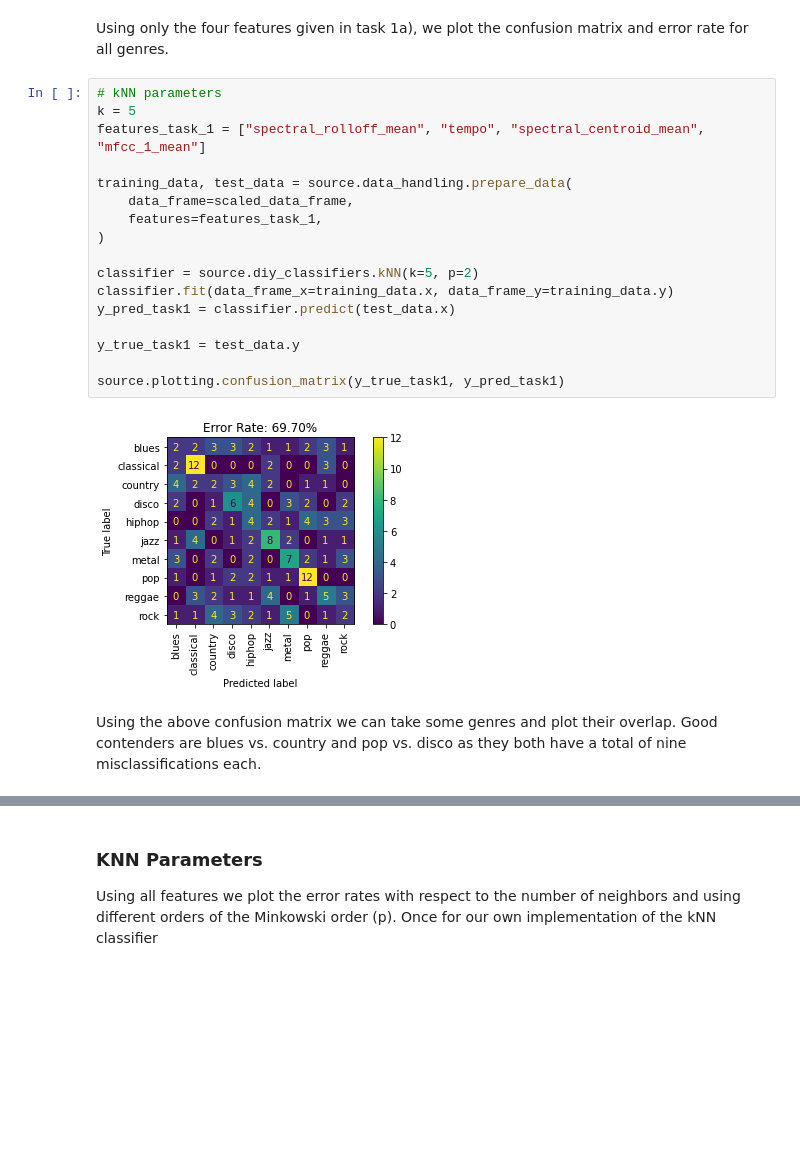
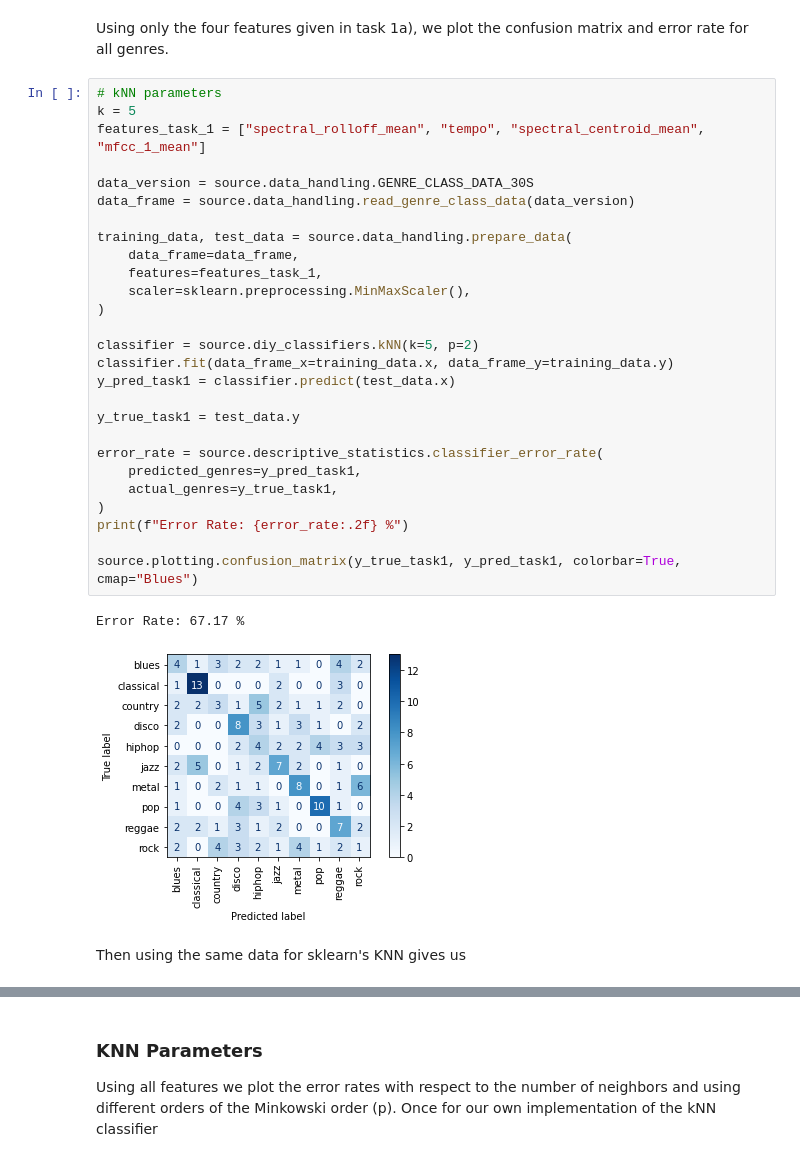
Before and after one commit to nicbres/ttt4275-music-classification, a Jupyter notebook: run.ipynb, the cells around one changed output, grey strips where cells are left out. Saved outputs shown, nothing was run; the diff lists cells and outputs as text; blank space fills up the shorter version.

Commit message:
Add everything (#28)
*   Update plots
*  Add scaler cross validation
*  Update notebook

```diff
--- a/run.ipynb
+++ b/run.ipynb
@@ -35,22 +19,32 @@ Using only the four features given in task 1a), we plot the confusion matrix and
 # %%
 # kNN parameters
 k = 5
 features_task_1 = ["spectral_rolloff_mean", "tempo", "spectral_centroid_mean", "mfcc_1_mean"]
 
+data_version = source.data_handling.GENRE_CLASS_DATA_30S
+data_frame = source.data_handling.read_genre_class_data(data_version)
+
 training_data, test_data = source.data_handling.prepare_data(
-    data_frame=scaled_data_frame,
+    data_frame=data_frame,
     features=features_task_1,
+    scaler=sklearn.preprocessing.MinMaxScaler(),
 )
 
 classifier = source.diy_classifiers.kNN(k=5, p=2)
 classifier.fit(data_frame_x=training_data.x, data_frame_y=training_data.y)
 y_pred_task1 = classifier.predict(test_data.x)
 
 y_true_task1 = test_data.y
 
-source.plotting.confusion_matrix(y_true_task1, y_pred_task1)
+error_rate = source.descriptive_statistics.classifier_error_rate(
+    predicted_genres=y_pred_task1,
+    actual_genres=y_true_task1,
+)
+print(f"Error Rate: {error_rate:.2f} %")
+
+source.plotting.confusion_matrix(y_true_task1, y_pred_task1, colorbar=True, cmap="Blues")
 # %% [output]
+Error Rate: 67.17 %
-[figure, old version]
+[figure, new version]
-# %% [markdown]
-Using the above confusion matrix we can take some genres and plot their overlap.
-Good contenders are blues vs. country and pop vs. disco as they both have a total of nine misclassifications each.
+# %% [markdown]
+Then using the same data for sklearn's KNN gives us
```
Also changed, not shown: parts of 31 cells of this notebook, 6 other files.
